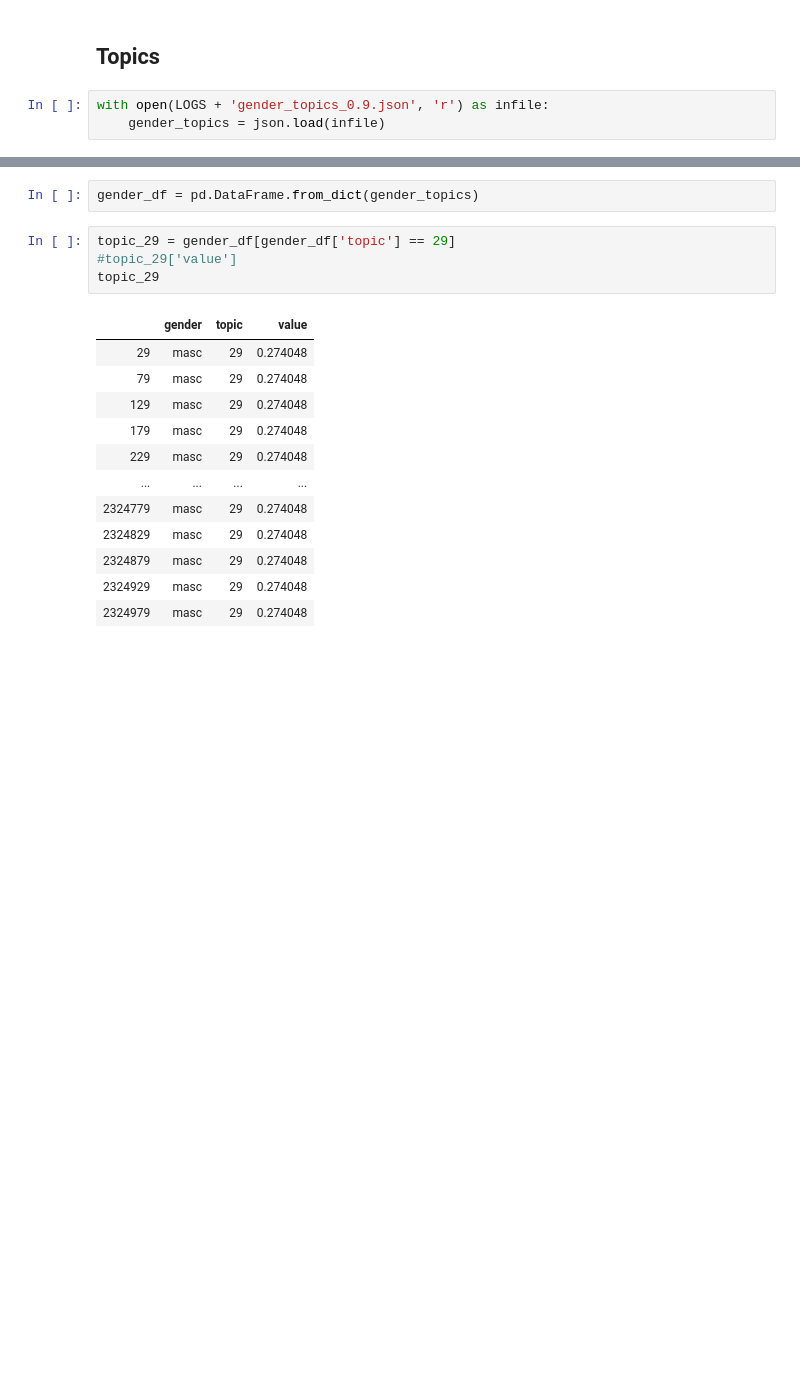
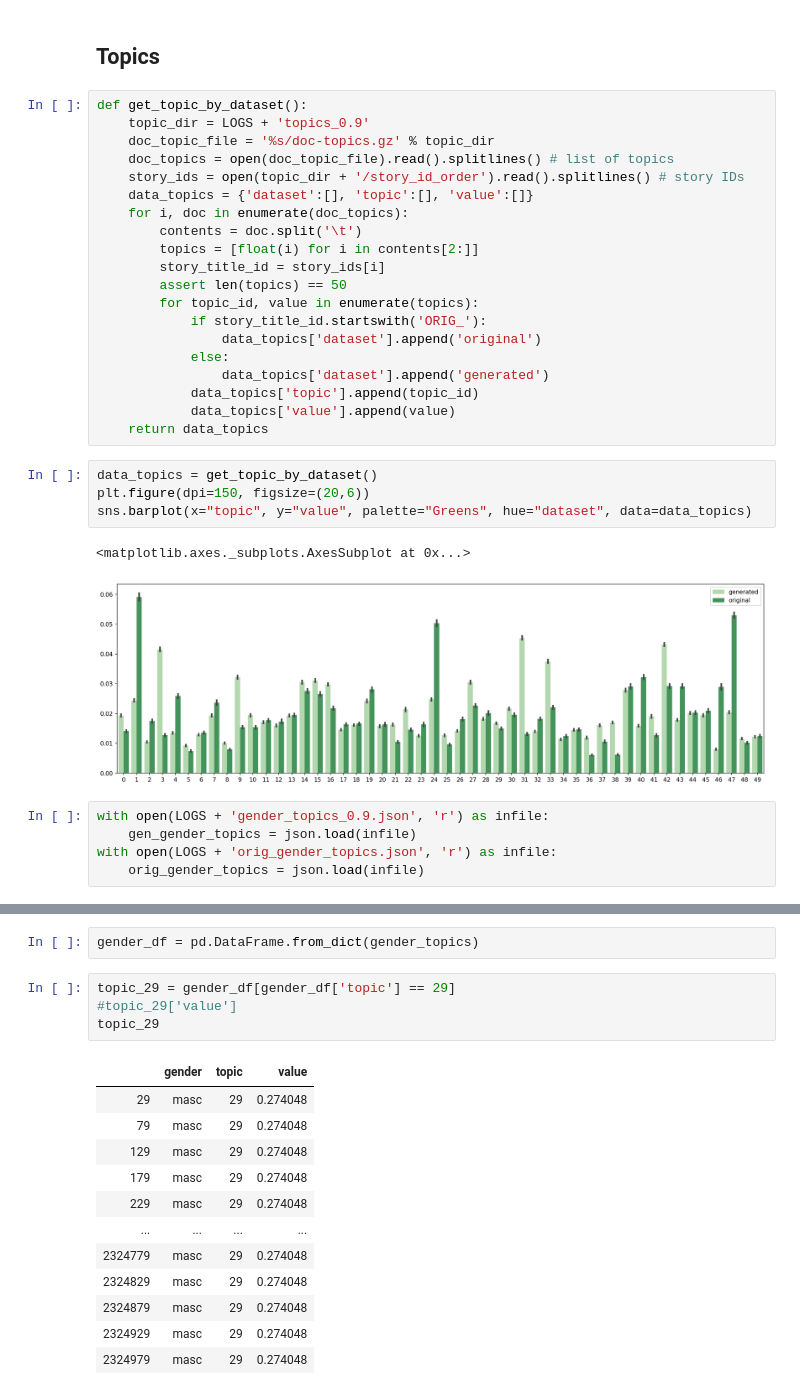
Before and after one commit to lucy3/gpt3_gender, a Jupyter notebook: code/character_viz.ipynb, the cells around one changed output, grey strips where cells are left out. Drawn from its saved outputs; the diff is of its cells as text; blank space fills up the shorter version.

```diff
--- a/code/character_viz.ipynb
+++ b/code/character_viz.ipynb
@@ -176,7 +184,36 @@ No gender: 96074
 # %% [markdown]
 ## Topics
+# %%
+def get_topic_by_dataset():
+    topic_dir = LOGS + 'topics_0.9'
+    doc_topic_file = '%s/doc-topics.gz' % topic_dir
+    doc_topics = open(doc_topic_file).read().splitlines() # list of topics
+    story_ids = open(topic_dir + '/story_id_order').read().splitlines() # story IDs
+    data_topics = {'dataset':[], 'topic':[], 'value':[]}
+    for i, doc in enumerate(doc_topics):
+        contents = doc.split('\t')
+        topics = [float(i) for i in contents[2:]]
+        story_title_id = story_ids[i]
+        assert len(topics) == 50
+        for topic_id, value in enumerate(topics):
+            if story_title_id.startswith('ORIG_'):
+                data_topics['dataset'].append('original')
+            else:
+                data_topics['dataset'].append('generated')
+            data_topics['topic'].append(topic_id)
+            data_topics['value'].append(value)
+    return data_topics
+# %%
+data_topics = get_topic_by_dataset()
+plt.figure(dpi=150, figsize=(20,6))
+sns.barplot(x="topic", y="value", palette="Greens", hue="dataset", data=data_topics)
+# %% [output]
+<matplotlib.axes._subplots.AxesSubplot at 0x...>
+[figure, added]
 # %%
 with open(LOGS + 'gender_topics_0.9.json', 'r') as infile:
-    gender_topics = json.load(infile)
+    gen_gender_topics = json.load(infile)
+with open(LOGS + 'orig_gender_topics.json', 'r') as infile:
+    orig_gender_topics = json.load(infile)
 # %%
 plt.figure(dpi=150, figsize=(20,6))
```
Also changed, not shown: parts of 9 cells of this notebook, 5 other files.
